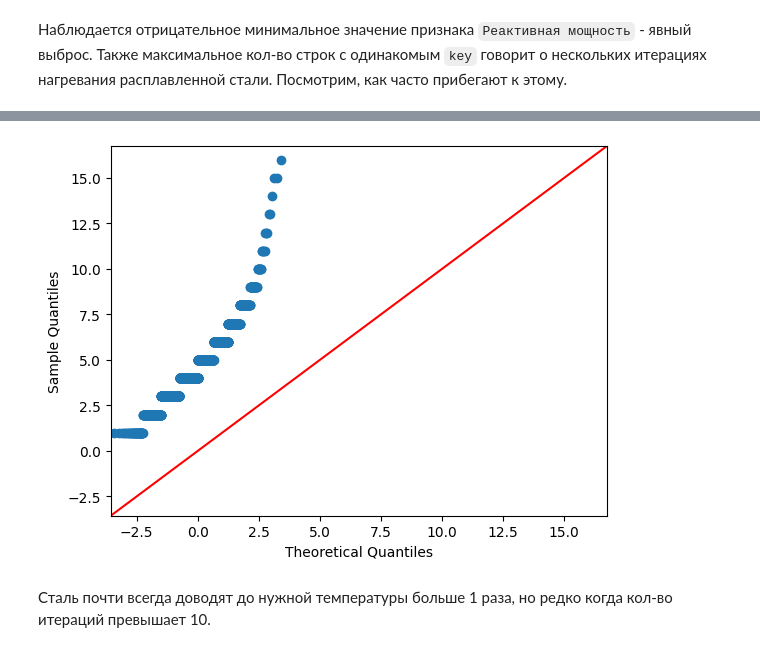
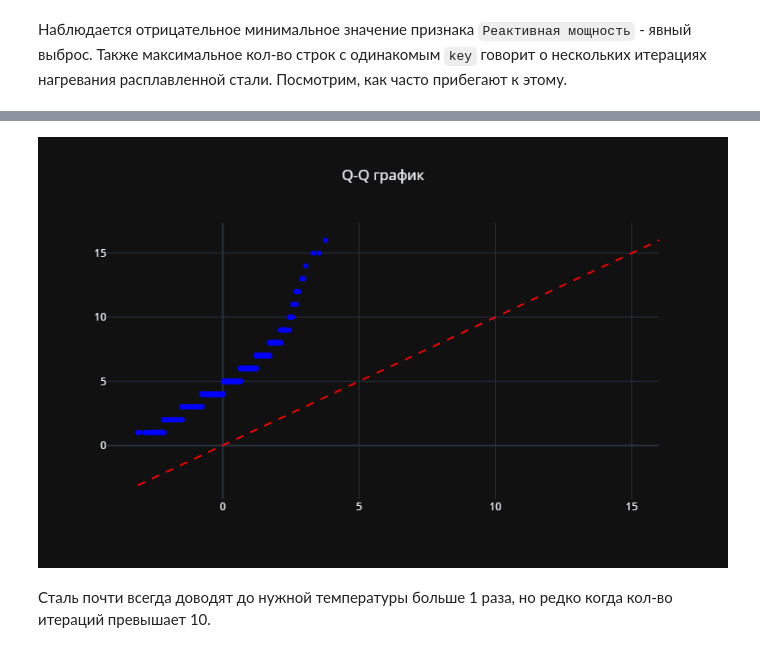
Before and after one commit to pzuboff/steel_temperature_prediction, a Jupyter notebook: steel_temperature_prediction.ipynb, the cells around one changed output, grey strips where cells are left out. Cells and saved outputs as stored; diff of their text form; code cells hidden in the pictures.

```diff
--- a/steel_temperature_prediction.ipynb
+++ b/steel_temperature_prediction.ipynb
@@ -258,3 +144,44 @@ def show_qq(df):
+# %%
+def show_qq(data):
+    # вычисляем теоретические квантили для нормального распределения
+    theoretical_quantiles = np.linspace(0, 1, len(data))
+    theoretical_quantiles = np.quantile(
+        np.random.normal(size=len(data)), theoretical_quantiles
+    )
+
+    # вычисляем эмпирические квантили для входных данных
+    empirical_quantiles = np.quantile(data, np.linspace(0, 1, len(data)))
+
+    # создаем график QQ-графика
+    trace = go.Scatter(
+        x=theoretical_quantiles,
+        y=empirical_quantiles,
+        mode="markers",
+        marker=dict(color="blue"),
+    )
+
+    # добавляем диагональную линию на график
+    min_value = min(theoretical_quantiles.min(), empirical_quantiles.min())
+    max_value = max(theoretical_quantiles.max(), empirical_quantiles.max())
+    diagonal_line = go.Scatter(
+        x=[min_value, max_value],
+        y=[min_value, max_value],
+        mode="lines",
+        line=dict(color="red", dash="dash"),
+    )
+
+    # создаем макет и фигуру
+    layout = go.Layout(title="Q-Q график")
+    fig = go.Figure(data=[trace, diagonal_line], layout=layout)
+    fig.update_layout(
+        title_x=0.5,
+        showlegend=False,
+        template="plotly_dark",
+        width=800
+    )
+
+    # показываем график
+    fig.show('png')
 # %% [markdown]
 **Датасет, содержащий данные об электродах:**
 # %%
@@ -328,7 +228,7 @@ fig.show()
 # %%
-show_qq(data_arc.key.value_counts())
+show_qq(np.array(data_arc.key.value_counts().values))
 # %% [output]
-[figure, old version]
+[figure, new version]
 # %% [markdown]
 Сталь почти всегда доводят до нужной температуры больше 1 раза, но редко когда кол-во итераций превышает 10.
 # %%
```
Also changed, not shown: parts of 131 cells of this notebook, 1 other file.
